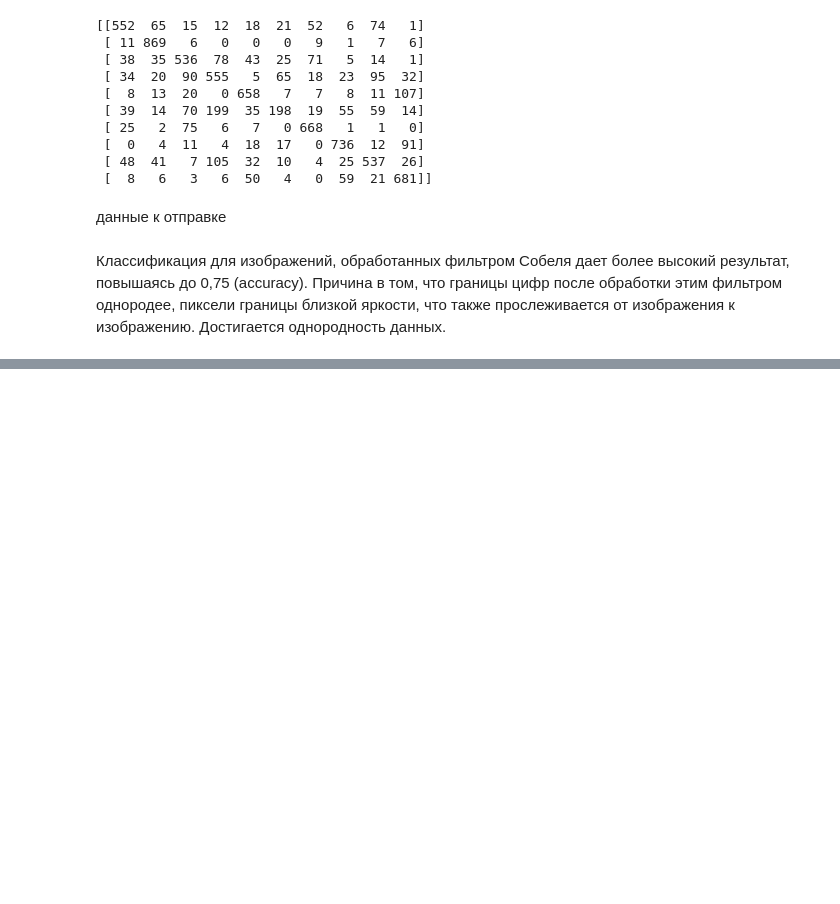
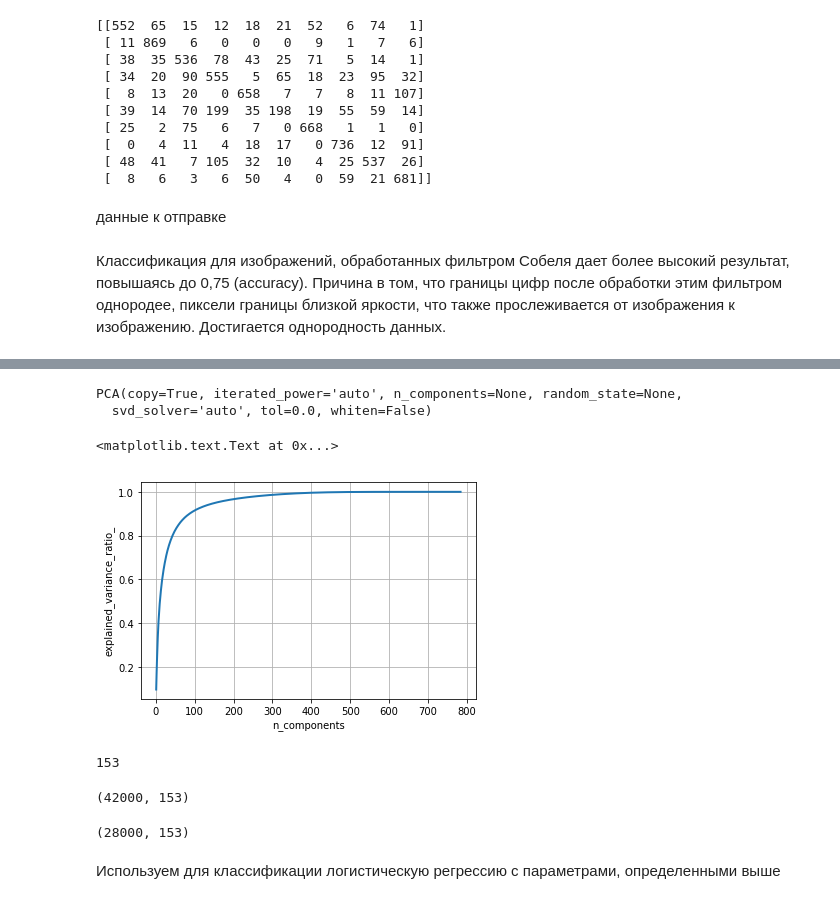
Before and after one commit to sowhatagain/hw-lesson-6.2, a Jupyter notebook: 002-digit.ipynb, the cells around one changed output, grey strips where cells are left out. Drawn from its saved outputs; the diff is of its cells as text; code cells hidden in the pictures; blank space fills up the shorter version.

```diff
--- a/002-digit.ipynb
+++ b/002-digit.ipynb
@@ -423,0 +427,4 @@ with open('submit_svm_sb.txt', 'w') as dst:
+# %%
+train_pca = np.zeros((len(train_img), 28*28 ))
+for i in range(len(train_img)):
+    train_pca[i] = train_img[i].flatten()
@@ -423,0 +437,23 @@ with open('submit_svm_sb.txt', 'w') as dst:
+# %%
+pca = PCA()
+# %%
+pca.fit(train_pca)
+# %% [output]
+PCA(copy=True, iterated_power='auto', n_components=None, random_state=None,
+  svd_solver='auto', tol=0.0, whiten=False)
+# %%
+cum_evr = np.cumsum(pca.explained_variance_ratio_)
+xs = np.arange(cum_evr.size) + 1
+plt.plot(xs, cum_evr, linewidth=2)
+plt.grid()
+plt.xlabel('n_components')
+plt.ylabel('explained_variance_ratio_')
+# %% [output]
+<matplotlib.text.Text at 0x...>
+[figure, added]
+# %%
+thresh = 0.95
+n_comp = np.argmax(np.where(cum_evr > thresh, 1, 0))
+n_comp
+# %% [output]
+153
@@ -423,0 +462,12 @@ with open('submit_svm_sb.txt', 'w') as dst:
+# %%
+pca_train = pca_thr.fit_transform(train_pca)
+pca_train.shape
+# %% [output]
+(42000, 153)
+# %%
+pca_test = pca_thr.transform(test_pca)
+pca_test.shape
+# %% [output]
+(28000, 153)
+# %% [markdown]
+Используем для классификации логистическую регрессию c параметрами, определенными выше
```
Also changed, not shown: parts of 16 cells of this notebook.
